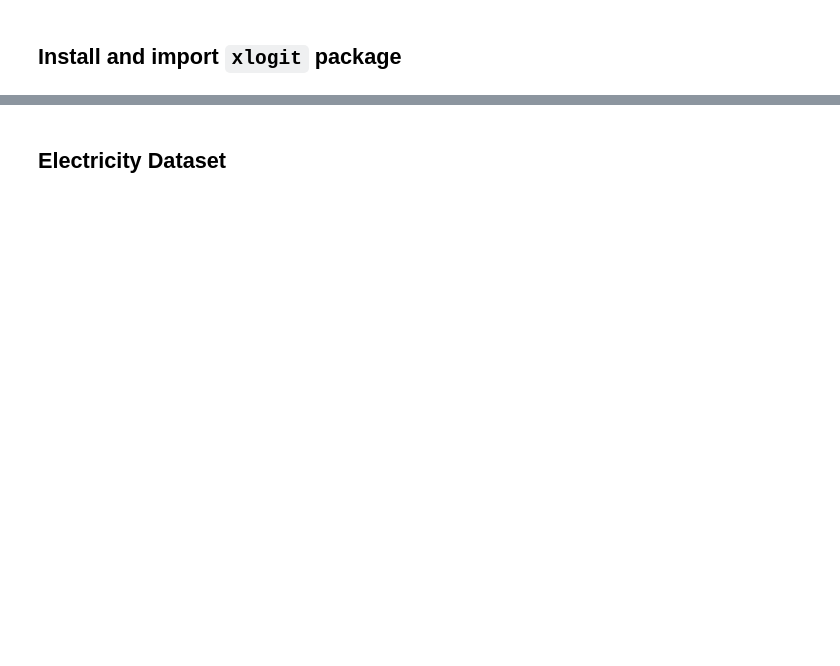
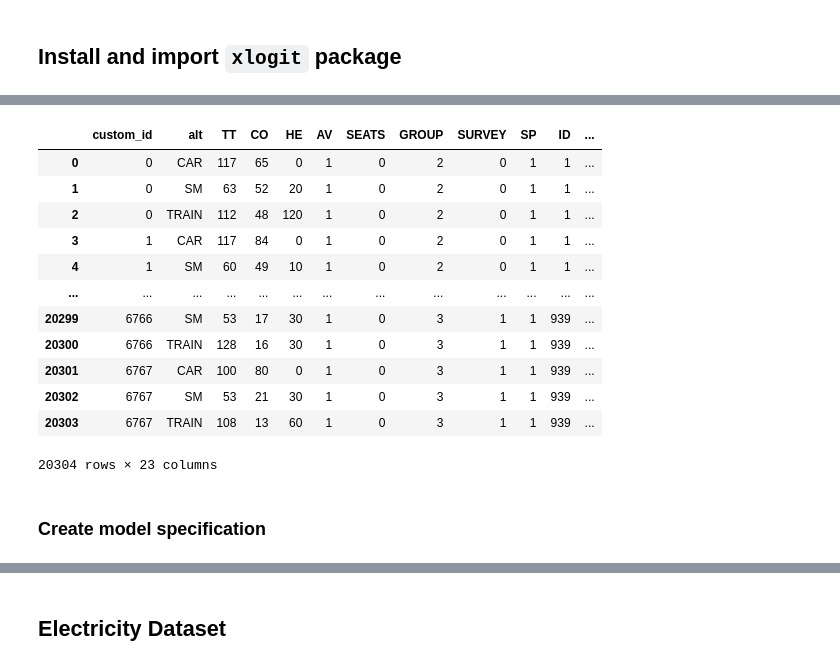
Before and after one commit to arteagac/xlogit, a Jupyter notebook: examples/mixed_logit_model.ipynb, the cells around one changed output, grey strips where cells are left out. Saved outputs shown, nothing was run; the diff lists cells and outputs as text; code cells hidden in the pictures; blank space fills up the shorter version.

```diff
--- a/examples/mixed_logit_model.ipynb
+++ b/examples/mixed_logit_model.ipynb
@@ -29,0 +33,12 @@ True
+# %%
+import pandas as pd
+import numpy as np
+
+df_wide = pd.read_table("http://transp-or.epfl.ch/data/swissmetro.dat", sep='\t')
+
+# Keep only observations for commute and business purposes that contain known choices
+df_wide = df_wide[(df_wide['PURPOSE'].isin([1, 3]) & (df_wide['CHOICE'] != 0))]
+
+df_wide['custom_id'] = np.arange(len(df_wide))  # Add unique identifier
+df_wide['CHOICE'] = df_wide['CHOICE'].map({1: 'TRAIN', 2:'SM', 3: 'CAR'})
+df_wide
@@ -29,0 +63,23 @@ True
+# %%
+from xlogit.utils import wide_to_long
+
+df = wide_to_long(df_wide, id_col='custom_id', alt_name='alt', sep='_',
+                  alt_list=['TRAIN', 'SM', 'CAR'], empty_val=0,
+                  varying=['TT', 'CO', 'HE', 'AV', 'SEATS'], alt_is_prefix=True)
+df
+# %% [output]
+|  | custom_id | alt | TT | CO | HE | AV | SEATS | GROUP | SURVEY | SP | ID | ... |
+| 0 | 0 | CAR | 117 | 65 | 0 | 1 | 0 | 2 | 0 | 1 | 1 | ... |
+| 1 | 0 | SM | 63 | 52 | 20 | 1 | 0 | 2 | 0 | 1 | 1 | ... |
+| 2 | 0 | TRAIN | 112 | 48 | 120 | 1 | 0 | 2 | 0 | 1 | 1 | ... |
+| 3 | 1 | CAR | 117 | 84 | 0 | 1 | 0 | 2 | 0 | 1 | 1 | ... |
+| 4 | 1 | SM | 60 | 49 | 10 | 1 | 0 | 2 | 0 | 1 | 1 | ... |
+| ... | ... | ... | ... | ... | ... | ... | ... | ... | ... | ... | ... | ... |
+| 20299 | 6766 | SM | 53 | 17 | 30 | 1 | 0 | 3 | 1 | 1 | 939 | ... |
+| 20300 | 6766 | TRAIN | 128 | 16 | 30 | 1 | 0 | 3 | 1 | 1 | 939 | ... |
+| 20301 | 6767 | CAR | 100 | 80 | 0 | 1 | 0 | 3 | 1 | 1 | 939 | ... |
+| 20302 | 6767 | SM | 53 | 21 | 30 | 1 | 0 | 3 | 1 | 1 | 939 | ... |
+| 20303 | 6767 | TRAIN | 108 | 13 | 60 | 1 | 0 | 3 | 1 | 1 | 939 | ... |
+20304 rows × 23 columns
+# %% [markdown]
+### Create model specification
```
Also changed, not shown: parts of 57 cells of this notebook.
